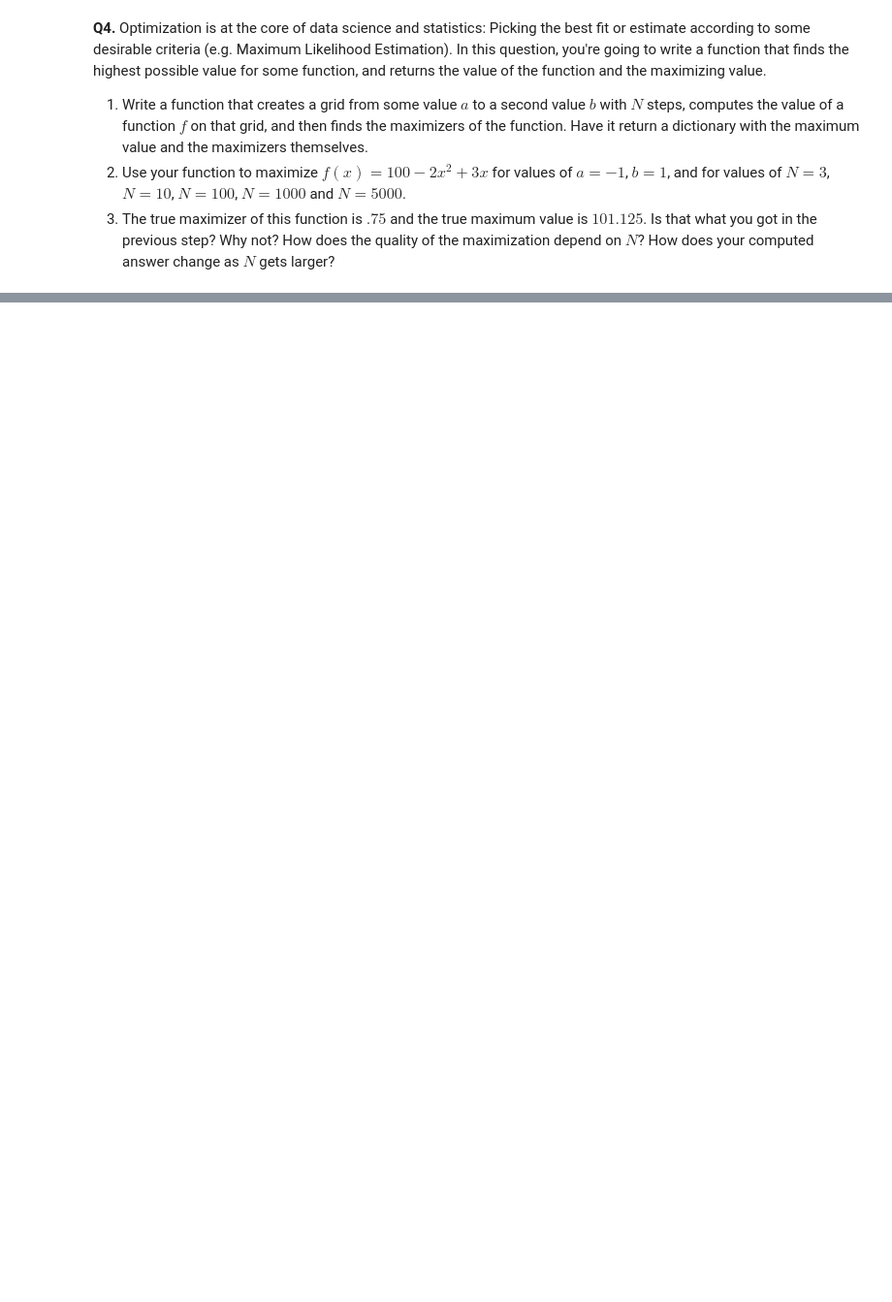
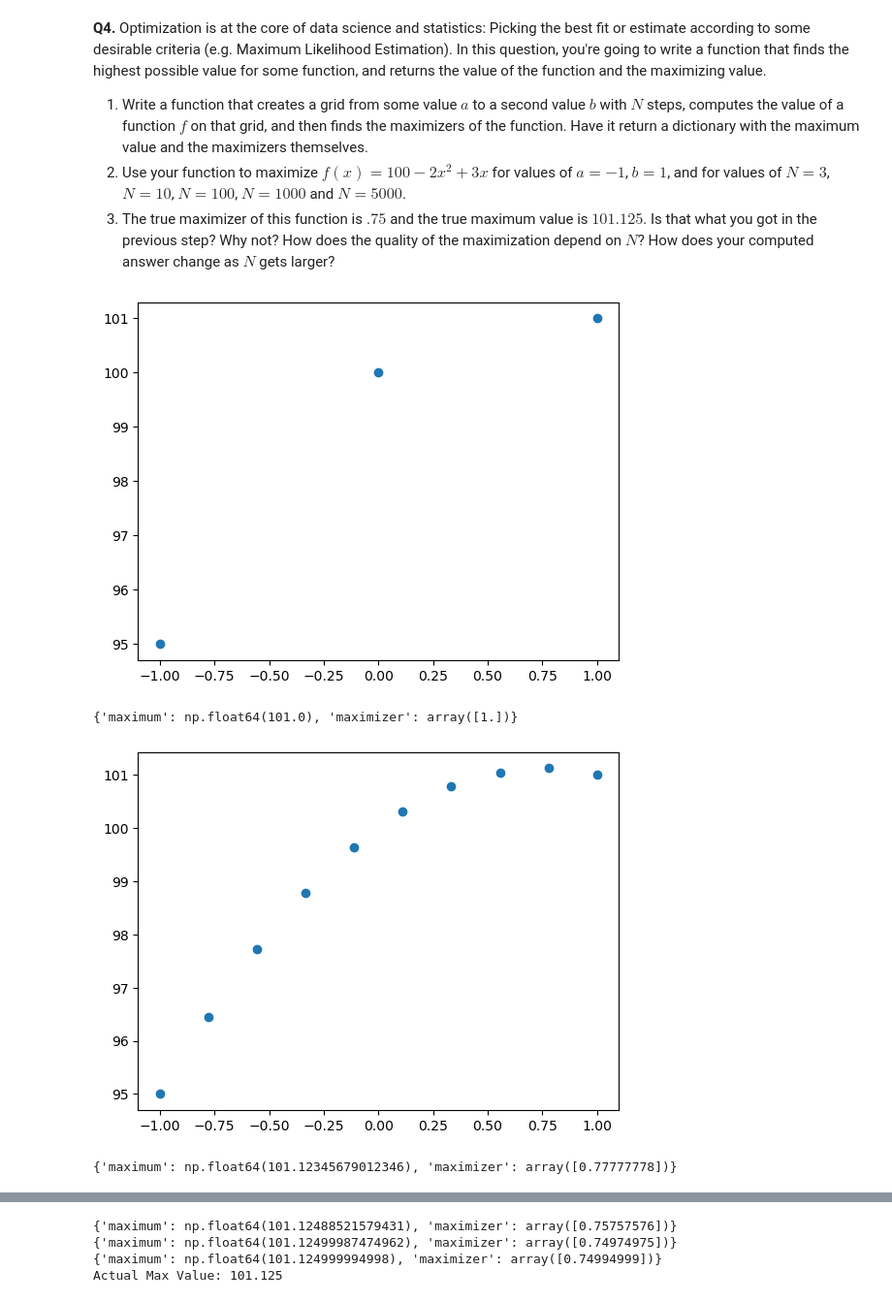
Before and after one commit to UVA-DS-CP/DS3001-SP26, a Jupyter notebook: programming/assignment/assignment_programming.ipynb, the cells around one changed output, grey strips where cells are left out. Shown at 97% size. Saved outputs shown, nothing was run; the diff lists cells and outputs as text; code cells hidden in the pictures; blank space fills up the shorter version.

```diff
--- a/programming/assignment/assignment_programming.ipynb
+++ b/programming/assignment/assignment_programming.ipynb
@@ -91,3 +196,40 @@ y = sample[:,1]
 # %%
 import numpy as np
 import matplotlib.pyplot as plt
+
+a = -1
+b = 1
+N = [3,10,100,1000,5000]
+true_maximizer = 0.75
+true_max = 101.125
+
+def f(x):
+    f = 100 - 2*(x**2) + 3*x
+    return f
+
+def maximizer_calc(a,b,N,showplot=False):
+    x = np.linspace(a,b,N)
+    y = f(x)
+
+    if showplot == True:
+        plt.scatter(x,y)
+        plt.show()
+
+    maximum = max(y)
+    max_index = np.where(maximum==y)
+    maximizer = x[max_index]
+
+    return({"maximum":maximum, "maximizer":maximizer})
+
+print(maximizer_calc(a,b,3,showplot=True))
+print(maximizer_calc(a,b,10,showplot=True))
+print(maximizer_calc(a,b,100,showplot=True))
+print(maximizer_calc(a,b,1000))
+print(maximizer_calc(a,b,5000))
+
+print("Actual Max Value: " + str(f(true_maximizer)))
+# %% [output]
+[figure, added]
+{'maximum': np.float64(101.0), 'maximizer': array([1.])}
+[figure, added]
+{'maximum': np.float64(101.12345679012346), 'maximizer': array([0.77777778])}
@@ -94 +237,5 @@ import matplotlib.pyplot as plt
+{'maximum': np.float64(101.12488521579431), 'maximizer': array([0.75757576])}
+{'maximum': np.float64(101.12499987474962), 'maximizer': array([0.74974975])}
+{'maximum': np.float64(101.124999994998), 'maximizer': array([0.74994999])}
+Actual Max Value: 101.125
 # %% [markdown]
```
Also changed, not shown: parts of 5 cells of this notebook.
